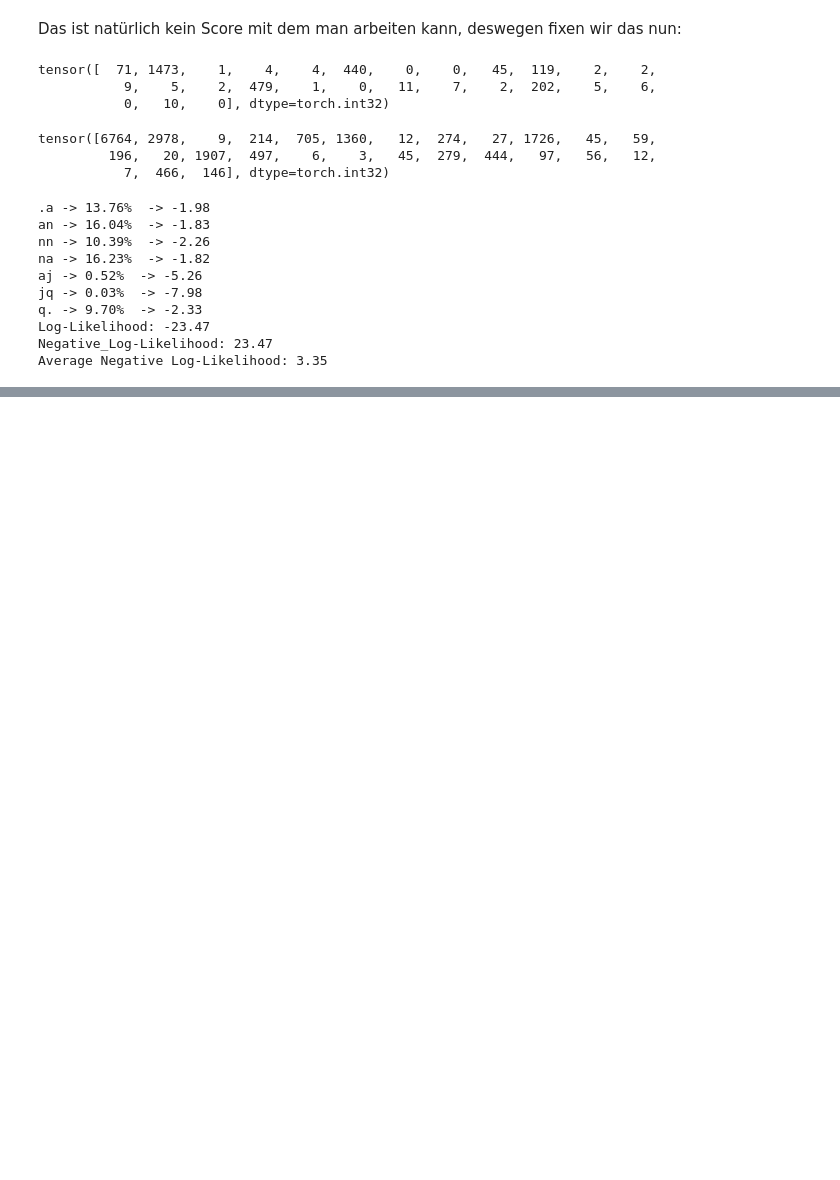
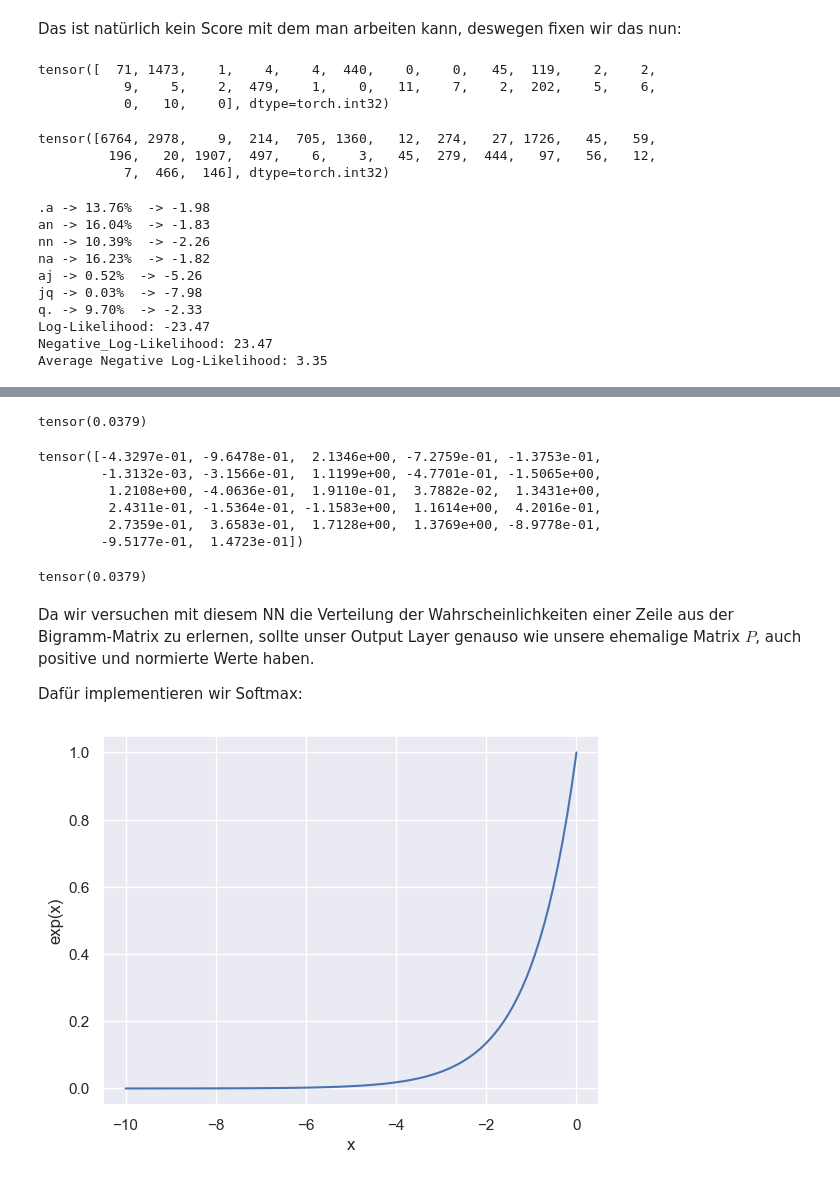
Before and after one commit to Road2Nohand/makemore, a Jupyter notebook: makemore.ipynb, the cells around one changed output, grey strips where cells are left out. Drawn from its saved outputs; the diff is of its cells as text; code cells hidden in the pictures; blank space fills up the shorter version.

Commit message:
27x27 Perceptron to generate Names on Bigramm P's

```diff
--- a/makemore.ipynb
+++ b/makemore.ipynb
@@ -898,0 +982,33 @@ Average Negative Log-Likelihood: 3.35
+# %%
+# Was sagt einem nun die Matrix (5, 27) für unsere 5 Samples:
+
+(xenc @ W)[3, 13] # Gibt uns die Feuerrate des 13. Neurons für das 3. Sample
+# %% [output]
+tensor(0.0379)
+# %%
+W[:, 13]
+# %% [output]
+tensor([-4.3297e-01, -9.6478e-01,  2.1346e+00, -7.2759e-01, -1.3753e-01,
+        -1.3132e-03, -3.1566e-01,  1.1199e+00, -4.7701e-01, -1.5065e+00,
+         1.2108e+00, -4.0636e-01,  1.9110e-01,  3.7882e-02,  1.3431e+00,
+         2.4311e-01, -1.5364e-01, -1.1583e+00,  1.1614e+00,  4.2016e-01,
+         2.7359e-01,  3.6583e-01,  1.7128e+00,  1.3769e+00, -8.9778e-01,
+        -9.5177e-01,  1.4723e-01])
+# %%
+xenc[3] @ W[:, 13] # Gibt uns die Feuerrate des 13. Neurons für das 3. Sample
+# %% [output]
+tensor(0.0379)
+# %% [markdown]
+Da wir versuchen mit diesem NN die Verteilung der Wahrscheinlichkeiten einer Zeile aus der Bigramm-Matrix zu erlernen, sollte unser Output Layer genauso wie unsere ehemalige Matrix $P$, auch positive und normierte Werte haben.
+
+Dafür implementieren wir Softmax:
+# %%
+# wir verwenden e^x da wir so für sehr negative Werte max "0" kriegen und bis 0 max "1"
+# ein Plot der Funktion im Bereich -5 bis +1:
+x = np.linspace(-10, 0, 100)
+plt.plot(x, np.exp(x))
+plt.xlabel("x")
+plt.ylabel("exp(x)")
+plt.show()
+# %% [output]
+[figure, added]
```
Also changed, not shown: parts of 42 cells of this notebook.
